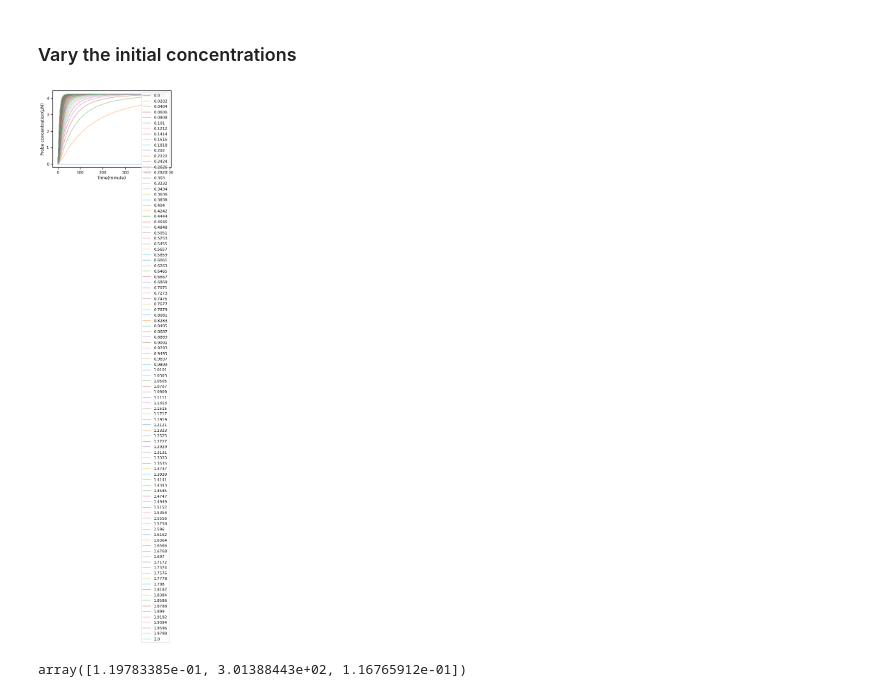
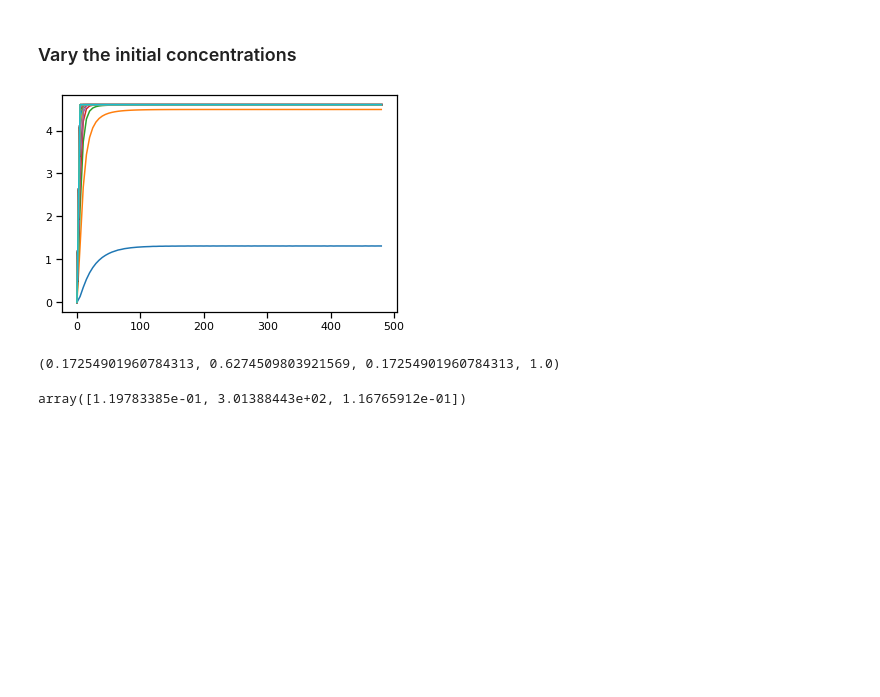
Before and after one commit to NessLfy/iGEM, a Jupyter notebook: scripts/SHERLOCK_modeling.ipynb, the cells around one changed output. Saved outputs shown, nothing was run; the diff lists cells and outputs as text; code cells hidden in the pictures; blank space fills up the shorter version.

```diff
--- a/scripts/SHERLOCK_modeling.ipynb
+++ b/scripts/SHERLOCK_modeling.ipynb
@@ -86,7 +86,7 @@ def system(t,z,param):
 
 def error(param,obs):
 
-    times = np.linspace(0,180,37)
+    times = np.linspace(0,480,97)
 
     t = np.linspace(0,500,500)
 
@@ -154,11 +154,11 @@ GCT0 = 0.
 Pa0 = 0.
 Pi0 = 4.6
 Tc0 = 0.
-Tu0 = 0.001
+Tu0 = 1
 
 # Parameters (in /min)
 k1 = 0.1
-k3 = 800
+k3 = 100
 k4 = 0.3
 
 
@@ -475,35 +478,39 @@ for i in range(3):
 # %%
 times = np.linspace(0,480,97)
 
 #Initial conditions (concentrations in microM)
 GC0 = 0.4
 GCT0 = 0.
 Pa0 = 0.
 Pi0 = 4.6
 Tc0 = 0.
 Tu0 = 0.001
 
 # Parameters (in /min)
 k1 = 0.1
 k3 = 800
 k4 = 0.3
 param  = [k1,k3,k4]
 
-for i in np.linspace(0,2,100):
+for i in np.linspace(0.001,1,100):
     #ii = GC0*(2**i)
 
-    z = [i,GCT0,Pa0,Pi0,Tc0,Tu0]
+    z = [GC0,GCT0,Pa0,Pi0,Tc0,i]
 
     sol = solve_ivp(system,t_span =[0, times.max()], y0= z , args =([res.x]),
                         t_eval=times,dense_output=True)
     m = sol.sol(times)
-
-    plt.plot(m[0],m[2],alpha=0.5,label=str(round(i,4)))
-    plt.xlabel('[GC](µM)')
-    plt.ylabel('[Pa](µM)')
+    plt.plot(times,m[2])
+    #plt.plot(m[0],m[2],alpha=0.5,label=str(round(i,4)))
+    #plt.xlabel('[GC](µM)')
+    #plt.ylabel('[Pa](µM)')
 plt.show()
 # %% [output]
-[figure, old version]
+[figure, new version]
+# %%
+cmap(1)
+# %% [output]
+(0.17254901960784313, 0.6274509803921569, 0.17254901960784313, 1.0)
 # %%
 res.x
 # %% [output]
```
Also changed, not shown: parts of 5 cells of this notebook, 42 other files.
